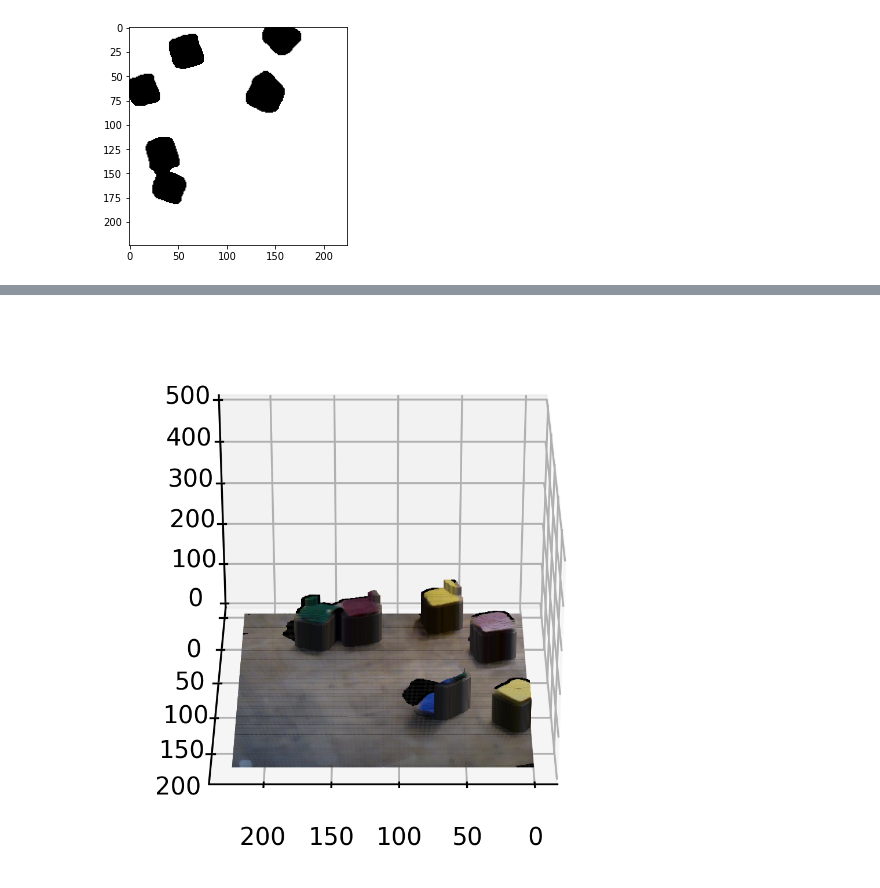
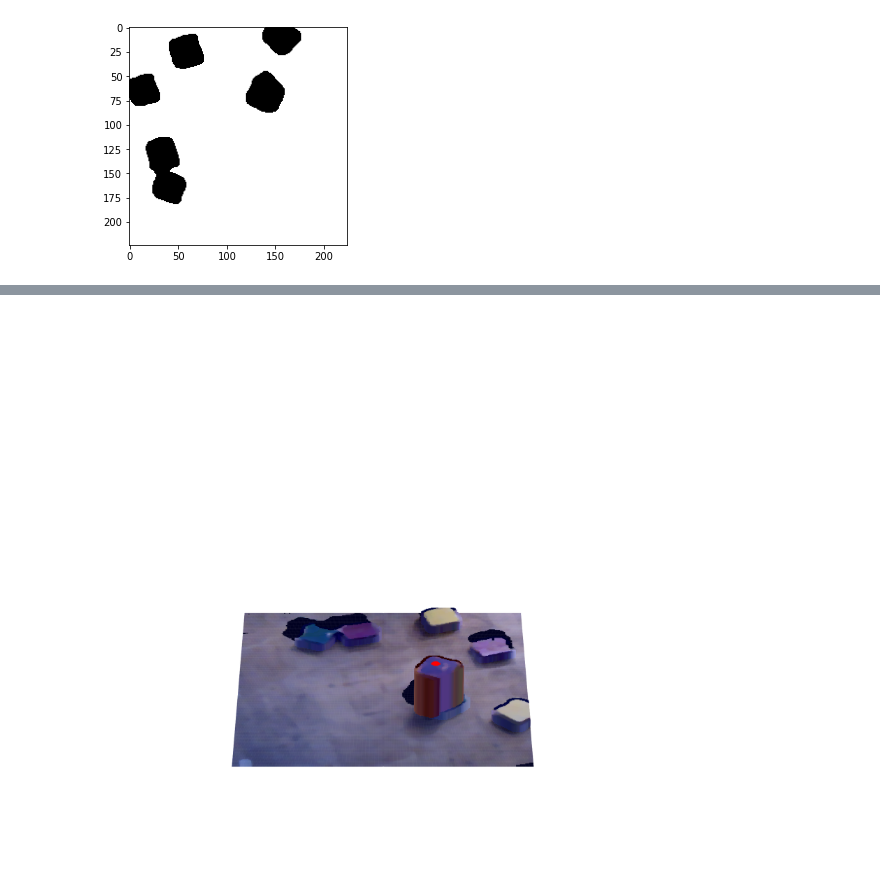
Before and after one commit to jhu-lcsr/good_robot, a Jupyter notebook: cc_figure.ipynb, the cells around one changed output, grey strips where cells are left out. Saved outputs shown, nothing was run; the diff lists cells and outputs as text; code cells hidden in the pictures.

```diff
--- a/cc_figure.ipynb
+++ b/cc_figure.ipynb
@@ -80,8 +86,15 @@ test_mask = (test_features_rot == 0).all(axis=0)
 match_dist = numpy.zeros([224, 224])
 for i in range(0, 224):
     for j in range(0, 224):
-        match_dist[i,j] = numpy.sum(numpy.square(demo_features_rot[:, best_action_xy[1], best_action_xy[1]] - test_features_rot[:, i, j]))
-match_dist = numpy.sqrt(match_dist)
+        match_dist[i,j] = numpy.sum(numpy.square(demo_features_rot[:, best_action_xy[1], best_action_xy[0]] - test_features_rot[:, i, j]))
+match_dist[test_mask] = numpy.max(match_dist)*1.1
+# match_dist = numpy.sqrt(match_dist)
 
-plt.imshow(match_dist, cmap="gray")
+matched_action = numpy.unravel_index(numpy.argmin(match_dist), match_dist.shape)
+
+fig, ax = plt.subplots(1)
+ax.imshow(match_dist, cmap="gray")
+circle = Circle((matched_action[1], matched_action[0]))
+ax.add_patch(circle)
+print(matched_action)
 # %% [output]
@@ -98,7 +111,7 @@ for i in range(0, 224):
         distances = ndimage.gaussian_filter(distances, sigma=(3,3))
         distances[demo_mask] = numpy.max(distances) * 1.1
         match_index = numpy.unravel_index(numpy.argmin(distances), (224, 224))
-        rematch_squared_distance[i,j] = numpy.sum(numpy.square(match_index - best_action_xy))
+        rematch_squared_distance[i,j] = numpy.sum(numpy.square(match_index - best_action_xy[[1, 0]]))
 
 rematch_distance = numpy.sqrt(rematch_squared_distance)
 # %%
@@ -134,0 +159,6 @@ plt.imshow(rematch_distance, cmap='gray')
+# %%
+inverse_heights_image = cv2.applyColorMap(((1-inverse_heights/numpy.max(inverse_heights))*255).astype(numpy.uint8), cv2.COLORMAP_JET)
+plt.imshow(inverse_heights_image)
+
+inverse_heights_image_reverse = cv2.applyColorMap(((inverse_heights/numpy.max(inverse_heights))*255).astype(numpy.uint8), cv2.COLORMAP_JET)
+cv2.imwrite("figures/inverse_heights.png", inverse_heights_image_reverse)
@@ -135,14 +175,20 @@ plt.imshow(rematch_distance, cmap='gray')
 # %%
-inverse_heights = numpy.max(rematch_distance) - rematch_distance
-inverse_heights[test_mask] = 0
-# inverse_heights[~test_mask] = 200
-
 # Compute colors
-colors = [test_color_heightmap[i,j,:]/255 for j in range(0, 224) for i in range(0, 224)]
+# colors = [test_color_heightmap[i,j,:]/255 for j in range(0, 224) for i in range(0, 224)]
 x = [i for j in range(0, 224) for i in range(0, 224)]
 y = [j for j in range(0, 224) for i in range(0, 224)]
 top = [inverse_heights[i,j] for j in range(0, 224) for i in range(0, 224)]
 
+best_test_action_index = numpy.argmax(top)
+best_test_action = (y[best_test_action_index], x[best_test_action_index])
+# inverse_heights_image = cv2.circle(inverse_heights_image, best_test_action, 2, (255, 0, 0), 2)
+blended = cv2.addWeighted(inverse_heights_image, 0.25, test_color_heightmap, 0.75, 0)
+
+
+blended = cv2.circle(blended, best_test_action, 2, (255, 0, 0), 2)
+plt.imshow(blended)
+
+colors = [blended[i,j,:]/255 for j in range(0, 224) for i in range(0, 224)]
 # _x = numpy.arange(224)
 # _y = numpy.arange(224)
 # _xx, _yy = numpy.meshgrid(_x, _y)
@@ -153,13 +201,16 @@ bottom = numpy.zeros(len(top))
 # %%
-figure = plt.figure(figsize=(6, 4), dpi=300)
+figure = plt.figure(figsize=(6, 4), dpi=600)
 ax = figure.add_subplot(111, projection='3d')
 ax.view_init(elev=30., azim=90)
 
-ax.bar3d(x, y, bottom, 1, 1, top, shade=True, color=colors)
+# ax.plot_surface(numpy.array(x), numpy.array(y), numpy.array(top), color=colors)
+ax.bar3d(x, y, bottom, 1, 1, top, shade=False, color=colors)
 
 ax.set_zlim(0, 500)
 
+plt.axis('off')
+
 plt.show()
 # %% [output]
-[figure, old version]
+[figure, new version]
 # %%
```
Also changed, not shown: parts of 12 cells of this notebook, 1 other file.
